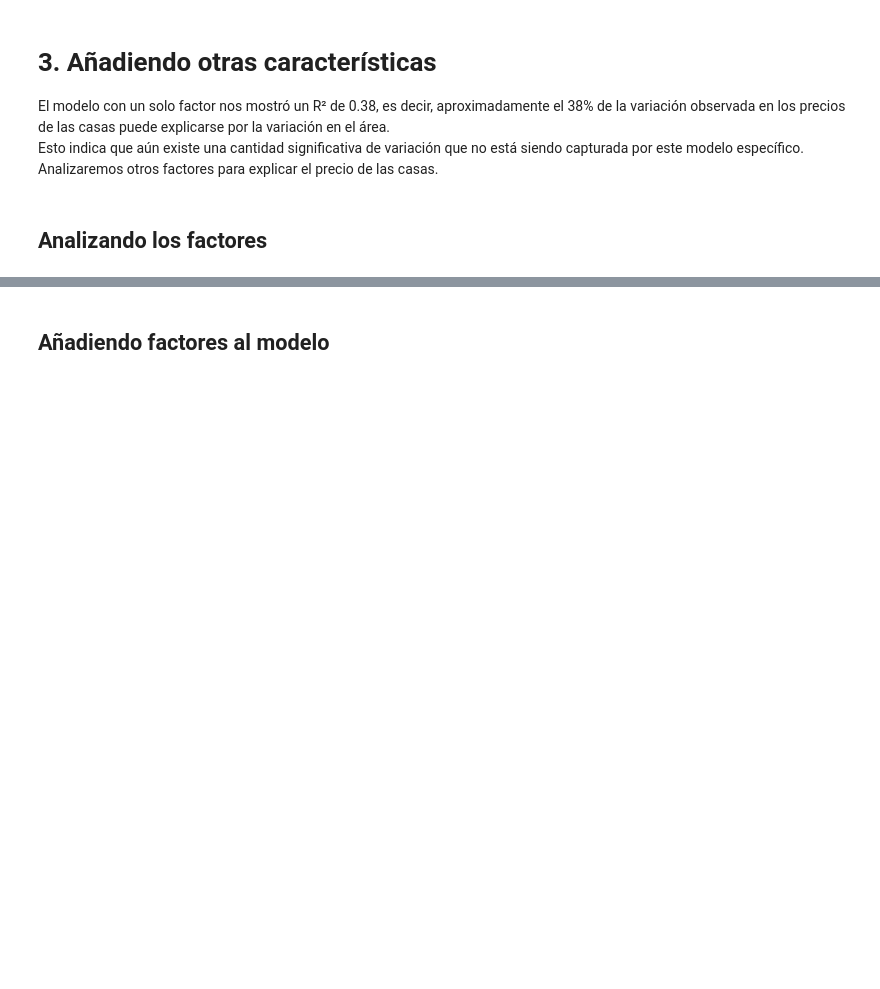
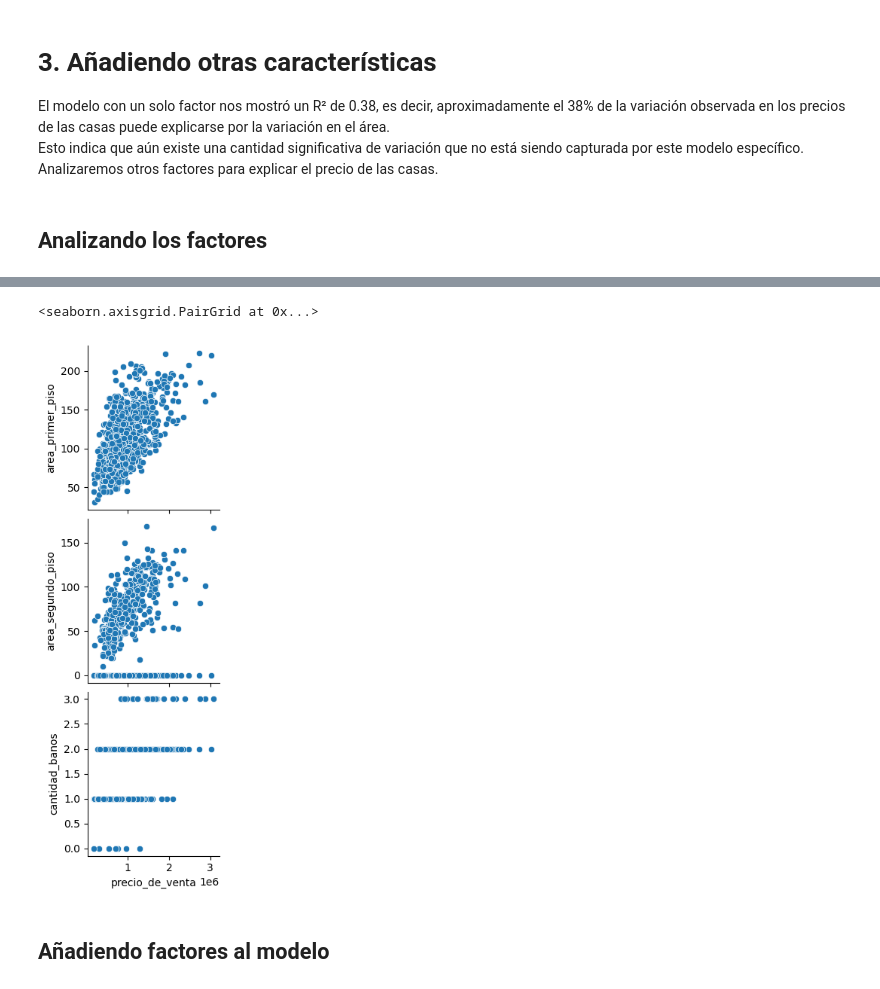
Before and after one commit to Nataliahfk/estadistica_python, a Jupyter notebook: precios_de_inmuebles_regresion_lineal.ipynb, the cells around one changed output, grey strips where cells are left out. Saved outputs shown, nothing was run; the diff lists cells and outputs as text; code cells hidden in the pictures; blank space fills up the shorter version.

```diff
--- a/precios_de_inmuebles_regresion_lineal.ipynb
+++ b/precios_de_inmuebles_regresion_lineal.ipynb
@@ -399,3 +436,11 @@ Esto indica que aún existe una cantidad significativa de variación que no est
+# %%
+#Vamos a analizar solamente y_vars='precio_de_venta'
+sns.pairplot(datos,y_vars=['area_primer_piso','area_segundo_piso','cantidad_banos'], x_vars=['precio_de_venta'])
+
+# aqui todos los gráficos muestran que a medida que hay mas baños, mas metros cuadrados, hay 2 piso el valor del inmueble aumenta
+# %% [output]
+<seaborn.axisgrid.PairGrid at 0x...>
+[figure, added]
 # %% [markdown]
 ## Añadiendo factores al modelo
 # %%
```
Also changed, not shown: parts of 19 cells of this notebook.
